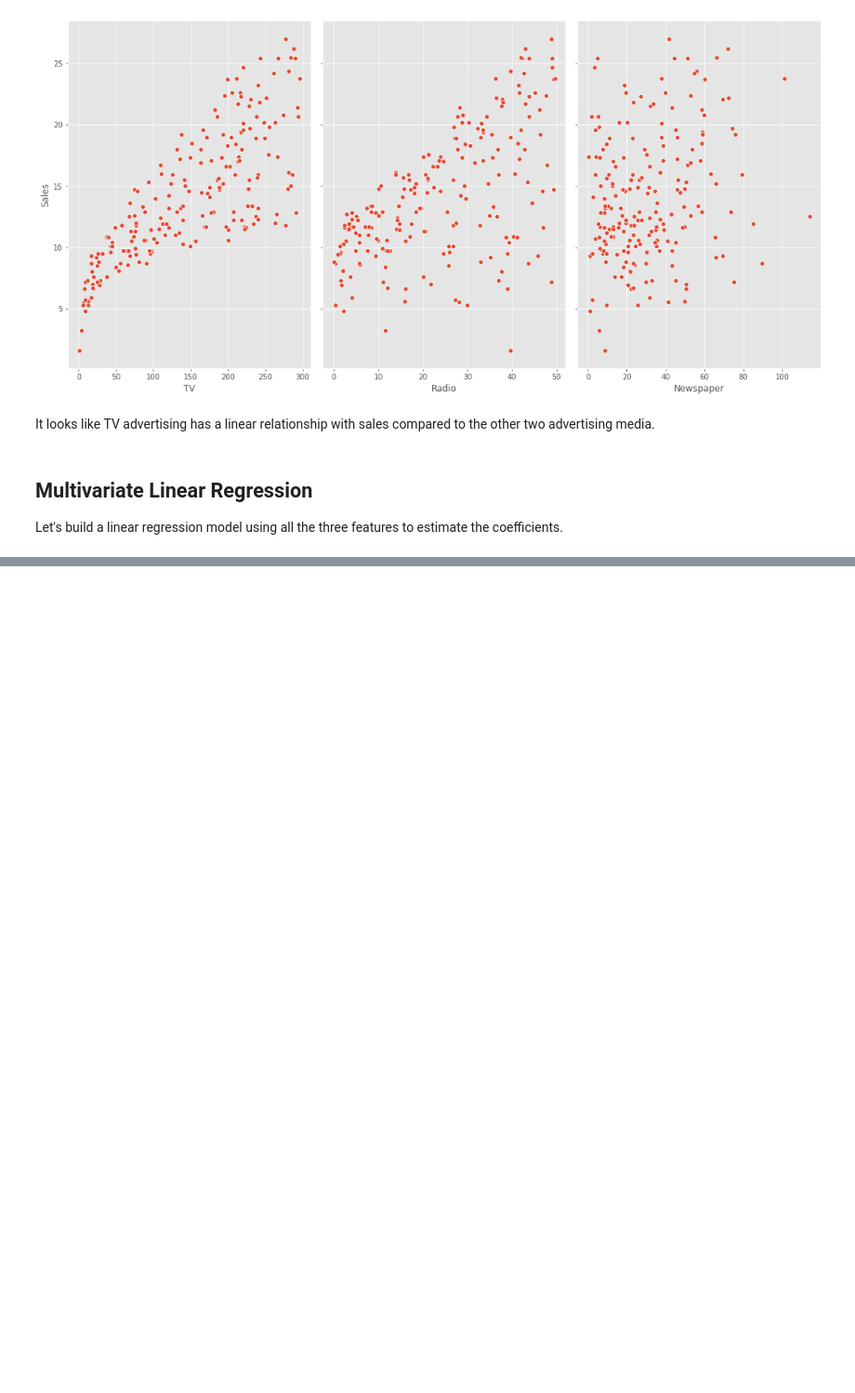
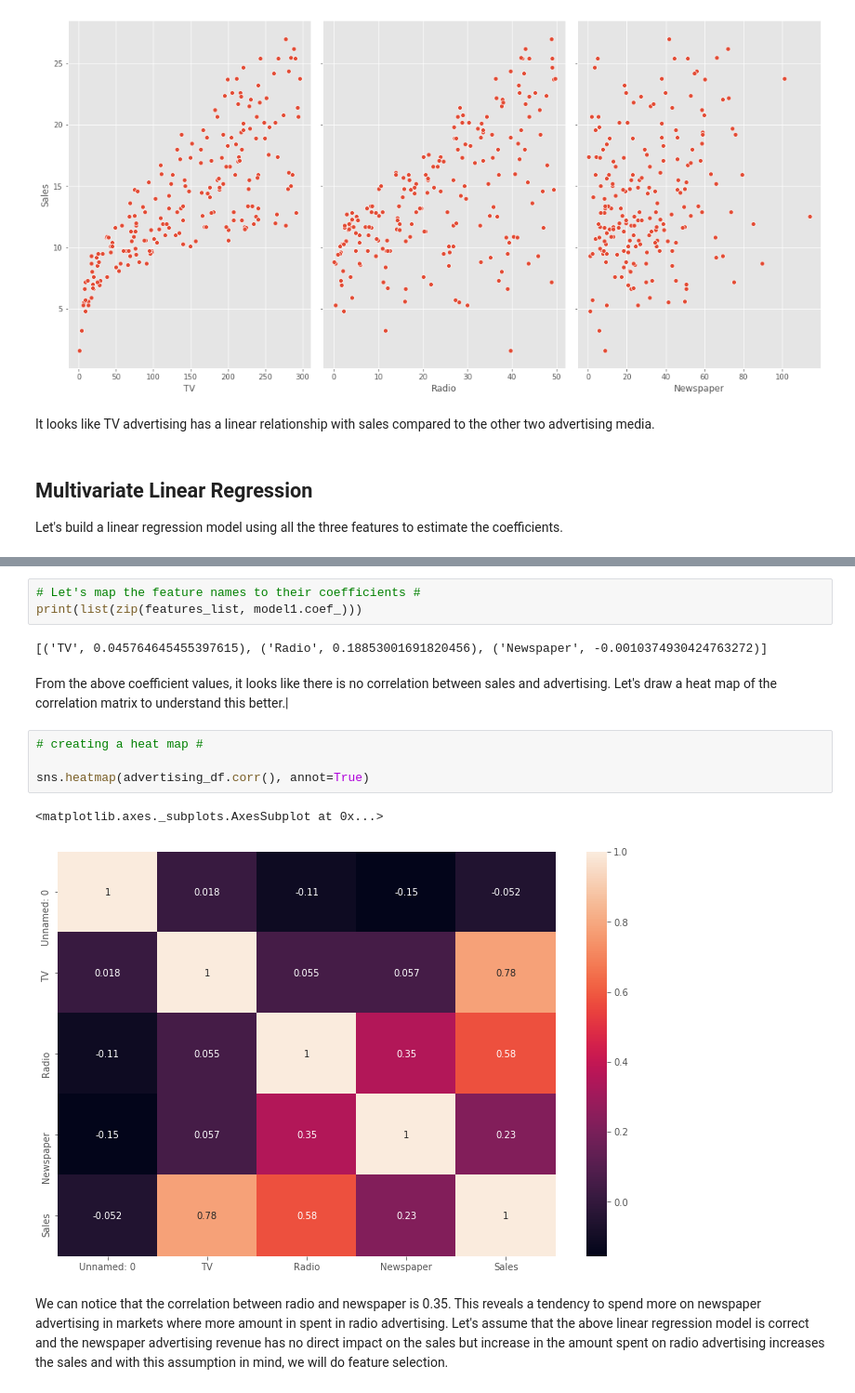
Before and after one commit to sumukhbh/Predicting-Sales-Revenue, a Jupyter notebook: Predicting Sales Revenue.ipynb, the cells around one changed output, grey strips where cells are left out. Shown at 93% size. Cells and saved outputs as stored; diff of their text form; blank space fills up the shorter version.

Commit message:
Created a correlation matrix

```diff
--- a/Predicting Sales Revenue.ipynb
+++ b/Predicting Sales Revenue.ipynb
@@ -65,0 +88,16 @@ Let's build a linear regression model using all the three features to estimate t
+# %%
+# Let's map the feature names to their coefficients #
+print(list(zip(features_list, model1.coef_)))
+# %% [output]
+[('TV', 0.045764645455397615), ('Radio', 0.18853001691820456), ('Newspaper', -0.0010374930424763272)]
+# %% [markdown]
+From the above coefficient values, it looks like there is no correlation between sales and advertising. Let's draw a heat map of the correlation matrix to understand this better.|
+# %%
+# creating a heat map #
+
+sns.heatmap(advertising_df.corr(), annot=True)
+# %% [output]
+<matplotlib.axes._subplots.AxesSubplot at 0x...>
+[figure, added]
+# %% [markdown]
+We can notice that the correlation between radio and newspaper is 0.35. This reveals a tendency to spend more on newspaper advertising in markets where more amount in spent in radio advertising. Let's assume that the above linear regression model is correct and the newspaper advertising revenue has no direct impact on the sales but increase in the amount spent on radio advertising increases the sales and with this assumption in mind, we will do feature selection.
```
Also changed, not shown: parts of 1 cell of this notebook.
